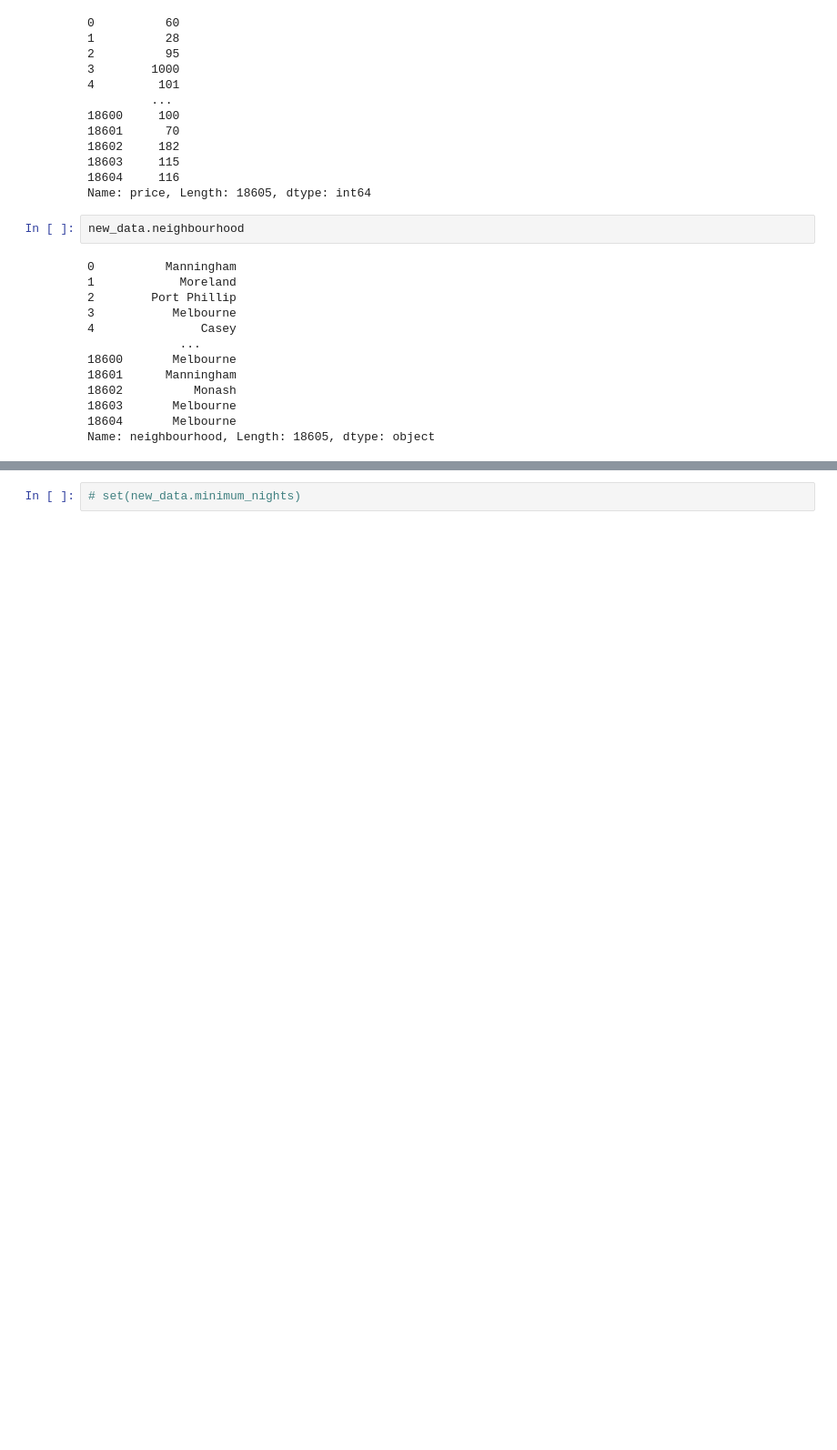
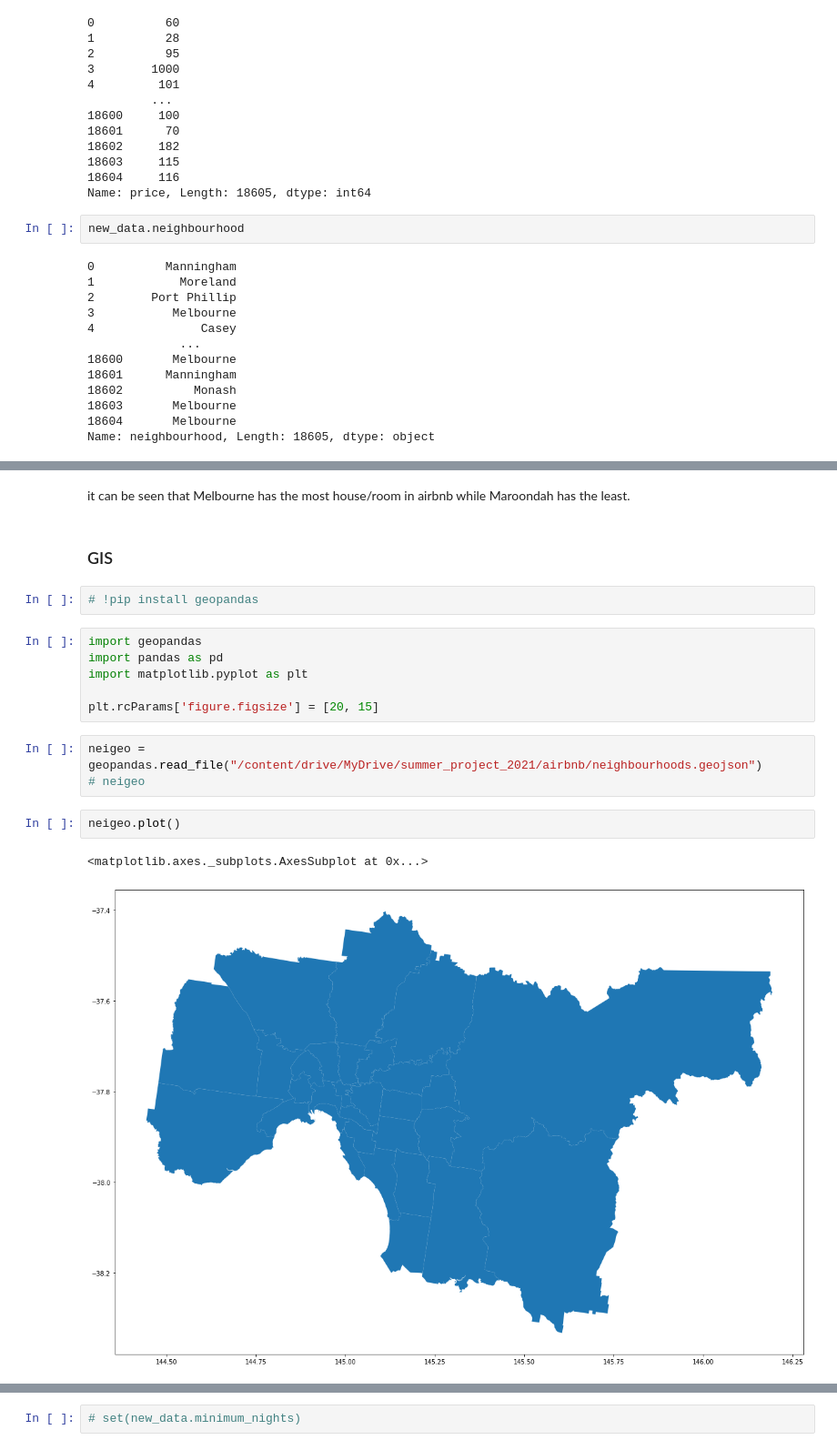
Before and after one commit to JunoZ9009/project_2021_summer, a Jupyter notebook: airbnb/04_Airbnb.ipynb, the cells around one changed output, grey strips where cells are left out. Shown at 91% size. Cells and saved outputs as stored; diff of their text form; blank space fills up the shorter version.

```diff
--- a/airbnb/04_Airbnb.ipynb
+++ b/airbnb/04_Airbnb.ipynb
@@ -266,0 +287,20 @@ Name: neighbourhood, Length: 18605, dtype: object
+# %% [markdown]
+it can be seen that Melbourne has the most house/room in airbnb while Maroondah has the least.
+# %% [markdown]
+### GIS
+# %%
+# !pip install geopandas
+# %%
+import geopandas
+import pandas as pd
+import matplotlib.pyplot as plt
+
+plt.rcParams['figure.figsize'] = [20, 15]
+# %%
+neigeo = geopandas.read_file("/content/drive/MyDrive/summer_project_2021/airbnb/neighbourhoods.geojson")
+# neigeo
+# %%
+neigeo.plot()
+# %% [output]
+<matplotlib.axes._subplots.AxesSubplot at 0x...>
+[figure, added]
```
Also changed, not shown: parts of 55 cells of this notebook.
